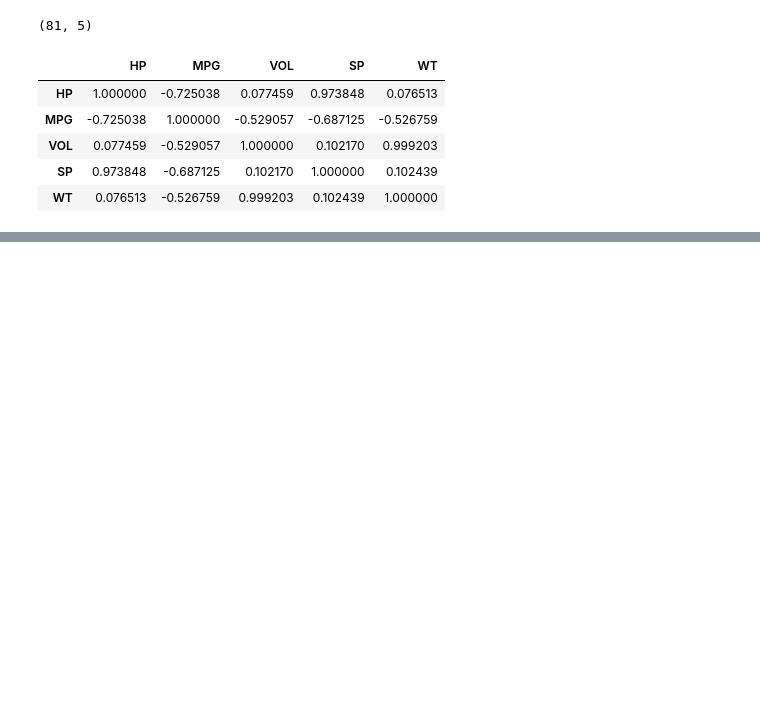
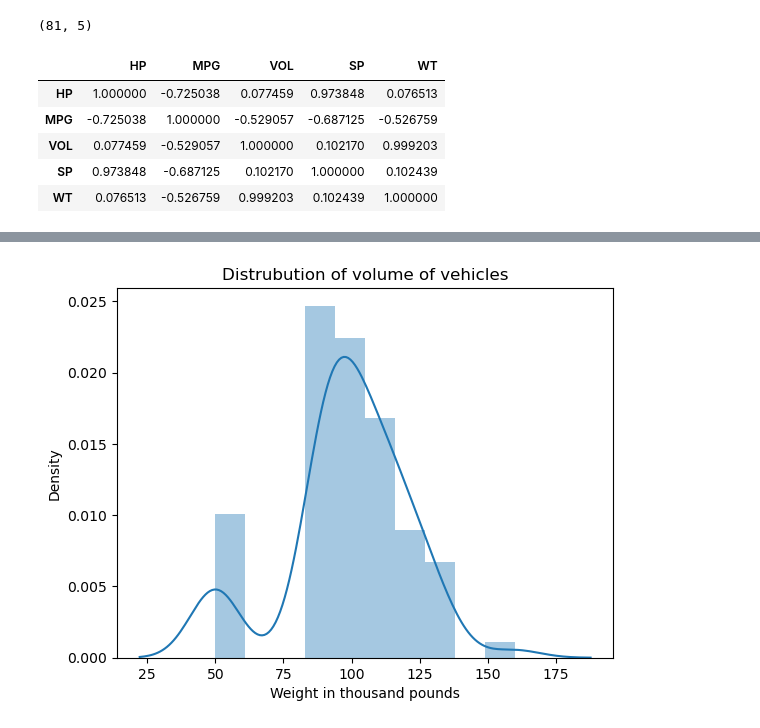
Before and after one commit to preethi-0806/python_example_data_type, a Jupyter notebook: python-19.ipynb, the cells around one changed output, grey strips where cells are left out. Saved outputs shown, nothing was run; the diff lists cells and outputs as text; code cells hidden in the pictures; blank space fills up the shorter version.

```diff
--- a/python-19.ipynb
+++ b/python-19.ipynb
@@ -55,0 +92,7 @@ cars.corr()
+# %%
+sns.distplot(x=cars['VOL'])
+plt.title('Distrubution of volume of vehicles')
+plt.xlabel('Weight in thousand pounds')
+plt.show()
+# %% [output]
+[figure, added]
```
Also changed, not shown: parts of 16 cells of this notebook.
